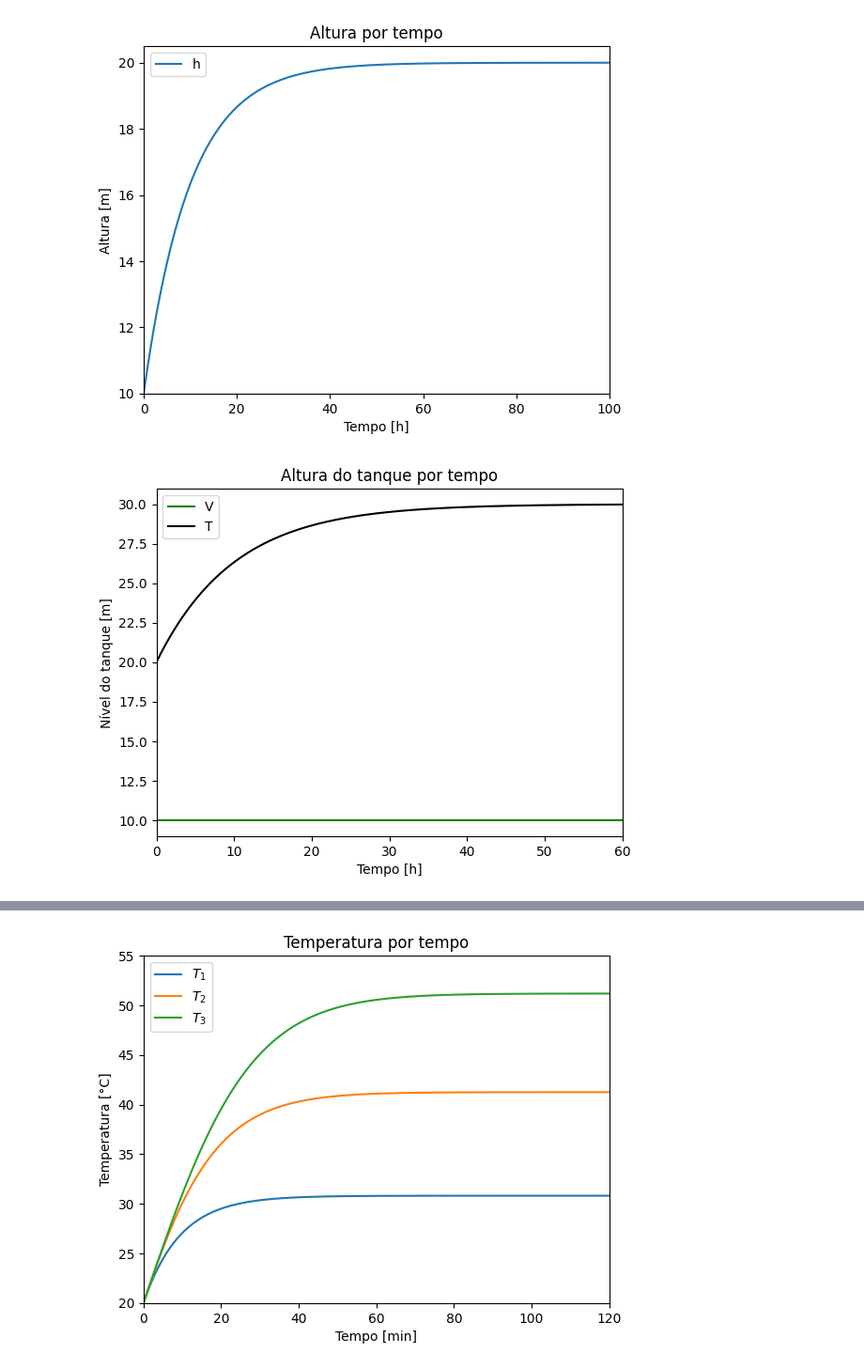
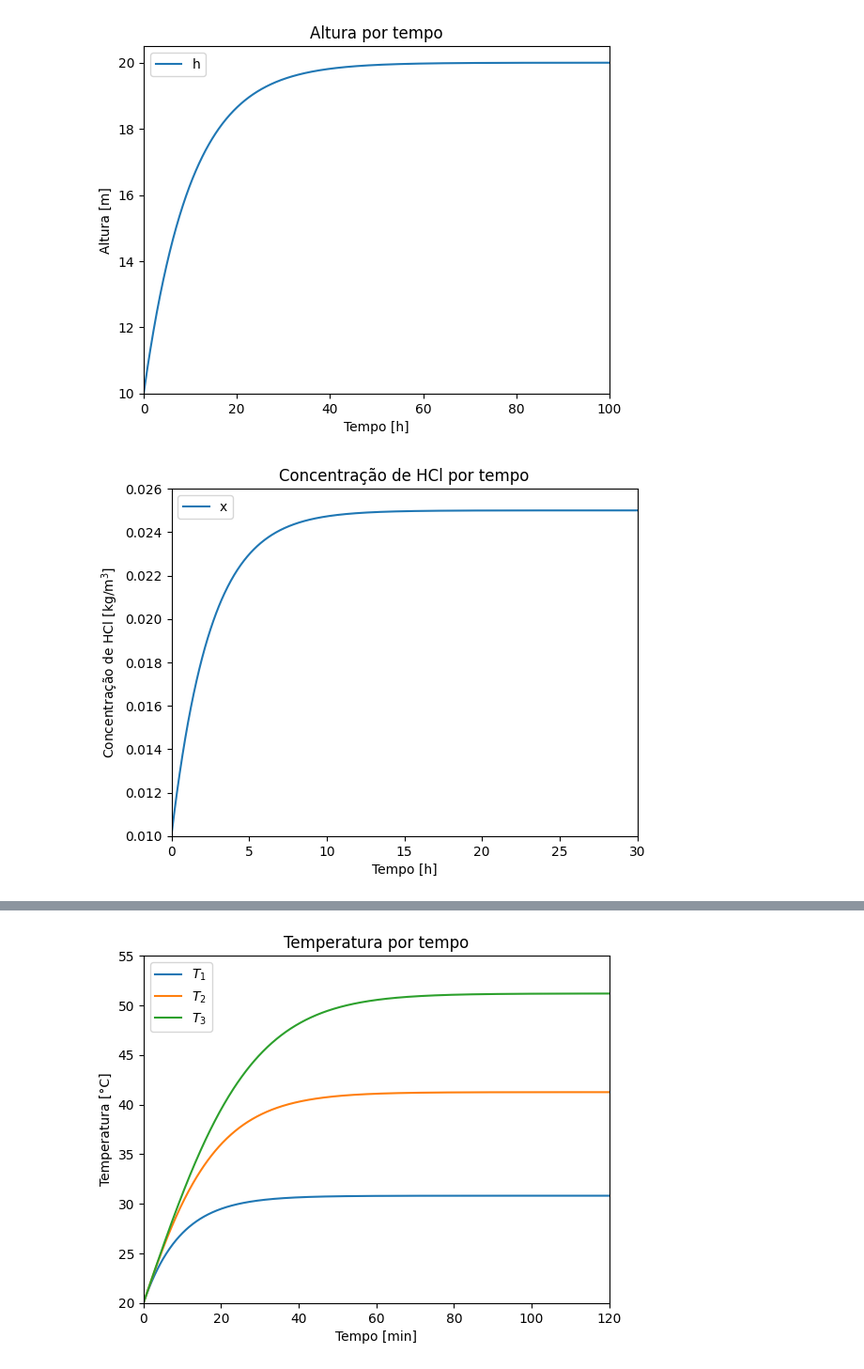
Before and after one commit to gilberto-ribeiro/python-projects, a Jupyter notebook: lista_eq502.ipynb, the cells around one changed output, grey strips where cells are left out. Shown: that part at 94% size. Cells and saved outputs as stored; diff of their text form; code cells hidden in the pictures.

```diff
--- a/lista_eq502.ipynb
+++ b/lista_eq502.ipynb
@@ -282,2 +268,0 @@ def f(x, y):
-# %%
-x, y = rk4(f, [10, 20+273.15], (0, 60), 5000)
@@ -305,15 +298,30 @@ ax.legend()
 plt.show()
 # %% [output]
 [figure]
-# %%
-fig, ax = plt.subplots()
-ax.plot(x, y[0], label='V', c='g')
-ax.plot(x, y[1]-273.15, label='T', c='k')
-ax.set_xlabel('Tempo [h]')
-ax.set_ylabel('Nível do tanque [m]')
-ax.set_title('Altura do tanque por tempo')
-ax.set_xlim((0, 60))
-ax.legend()
-plt.show()
-# %% [output]
-[figure, removed]
+# %%
+def edo3_1(x, y):
+    t = x
+    x = y[0]
+    Qin1 = 1
+    Qin2 = 1
+    Qout = 2
+    x1 = 0.02
+    x2 = 0.03
+    V = 5
+    dx = (1 / V) * ((Qin1*x1 + Qin2*x2) - Qout*x)
+    return [dx]
+# %%
+IC = [0.01]
+int = (0, 30)
+t, x = rk4(edo3_1, IC, int)
+
+fig, ax = plt.subplots()
+ax.plot(t, x[0], label='x')
+ax.set_title('Concentração de HCl por tempo')
+ax.set_xlabel('Tempo [h]')
+ax.set_ylabel(r'Concentração de HCl [kg/m$^3$]')
+ax.axis([*int, 0.01, 0.026])
+ax.legend()
+plt.show()
+# %% [output]
+[figure, added]
```
Also changed, not shown: parts of 8 cells of this notebook.
